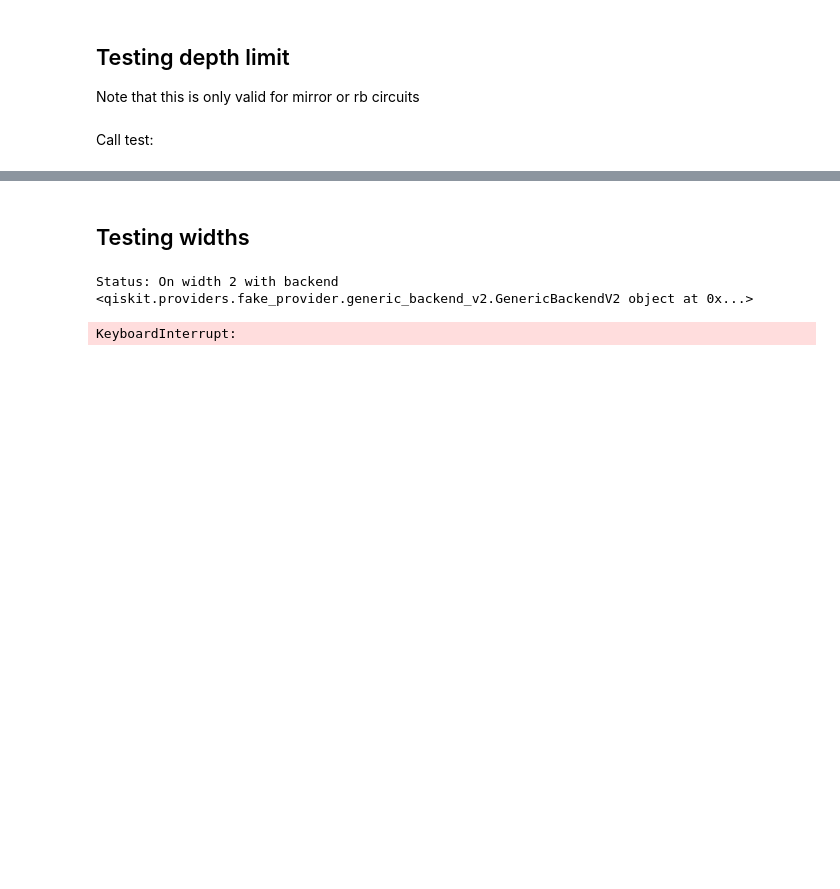
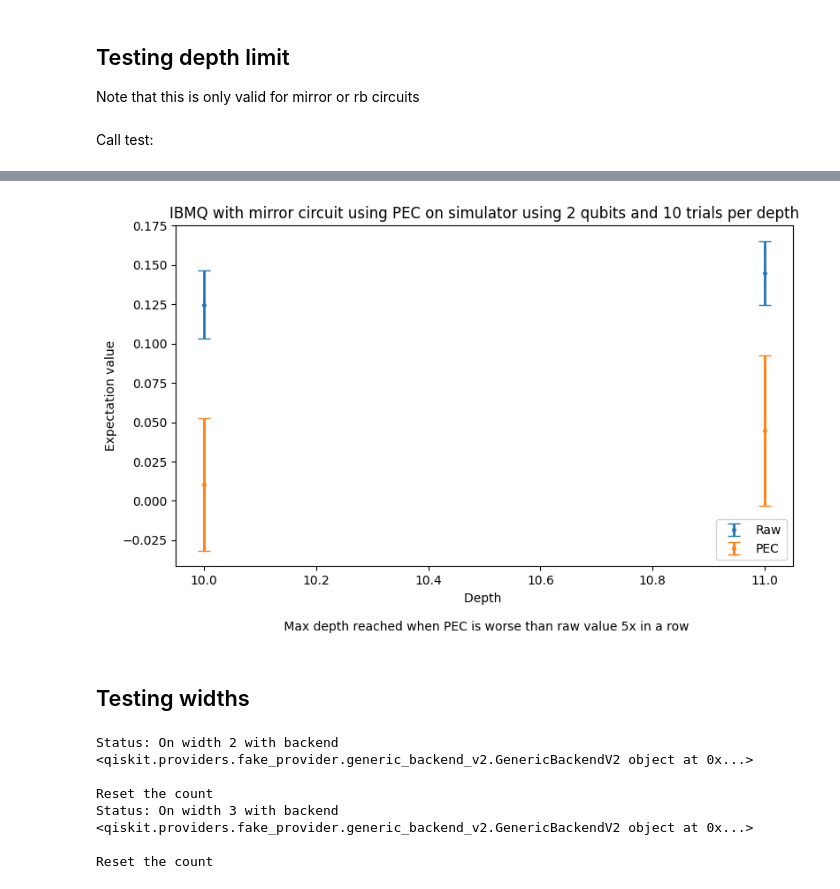
Before and after one commit to irvingatchem/EE522_25_3, a Jupyter notebook: Notebooks/PECDepth.ipynb, the cells around one changed output, grey strips where cells are left out. Cells and saved outputs as stored; diff of their text form; code cells hidden in the pictures; blank space fills up the shorter version.

```diff
--- a/Notebooks/PECDepth.ipynb
+++ b/Notebooks/PECDepth.ipynb
@@ -462,3 +470,35 @@ Call test:
+# %%
+# Plot Errors
+noisy_errors = np.abs([a_i - b_i for a_i, b_i in zip(avg_noisy_values, avg_true_values)])
+pec_errors = np.abs([a_i - b_i for a_i, b_i in zip(avg_pec_values, avg_true_values)])
+
+plt.figure(figsize=(9, 5))
+plot_depths = depths[:len(avg_true_values)]
+kwargs = {"capsize": 5, "lw": 2}
+
+plt.errorbar(plot_depths, noisy_errors, yerr=std_noisy_values, label="Raw", **kwargs, fmt='o', ms=2.5)
+plt.errorbar(plot_depths, pec_errors, yerr=std_pec_values, label="PEC", **kwargs, fmt='o', ms=2.5)
+
+plt.xlabel("Depth \n \n Max depth reached when PEC is worse than raw value 5x in a row")
+plt.ylabel("Expectation value")
+plt.title(f"""IBMQ with {circuit_type} circuit using PEC on simulator using {n_qubits} qubits and {trials} trials per depth""")
+plt.legend()
+
+# save_data = True
+import datetime
+if save_data == True:
+
+    dir_name = f"IBMQ_PEC_{circuit_type}_nqubits_{n_qubits}_shots_{shots}_trials_{trials}_Test_Depths"
+    time_key = datetime.datetime.now().strftime("%Y-%m-%d_%H-%M-%S")
+    try:
+        os.mkdir(dir_name)
+    except FileExistsError:
+        pass
+    plt.savefig(os.path.join(dir_name,f"IBMQ_PEC_{circuit_type}_{n_qubits}_Errors"+ time_key +".pdf"))
+
+    print("Data saved succesfully in", dir_name)
+# %% [output]
+[figure, added]
 # %% [markdown]
 ## Testing widths
 # %%
@@ -526,7 +566,7 @@ def test_widths(depth, trials, widths, shots, num_samples, circuit_type):
     return cnot_counts, oneq_counts, true_values, noisy_values, pec_values, avg_true_values, avg_noisy_values, avg_pec_values, std_true_values, std_noisy_values, std_pec_values
 # %%
 noisy_backend = GenericBackendV2(26)
-widths = np.arange(2,20)
+widths = np.arange(2,4)
 trials = 5
 depth = 5
 shots = 10000
@@ -537,5 +577,9 @@ save_data = False
 cnot_counts_w, oneq_counts_w, true_values_w, noisy_values_w, pec_values_w, avg_true_values_w, avg_noisy_values_w, avg_pec_values_w, std_true_values_w, std_noisy_values_w, std_pec_values_w = test_widths(depth, trials, widths, shots, num_samples, circuit_type)
 # %% [output]
 Status: On width 2 with backend <qiskit.providers.fake_provider.generic_backend_v2.GenericBackendV2 object at 0x...>
+
+Reset the count
+Status: On width 3 with backend <qiskit.providers.fake_provider.generic_backend_v2.GenericBackendV2 object at 0x...>
+
+Reset the count
-KeyboardInterrupt:
 # %%
```
Also changed, not shown: parts of 4 cells of this notebook.
